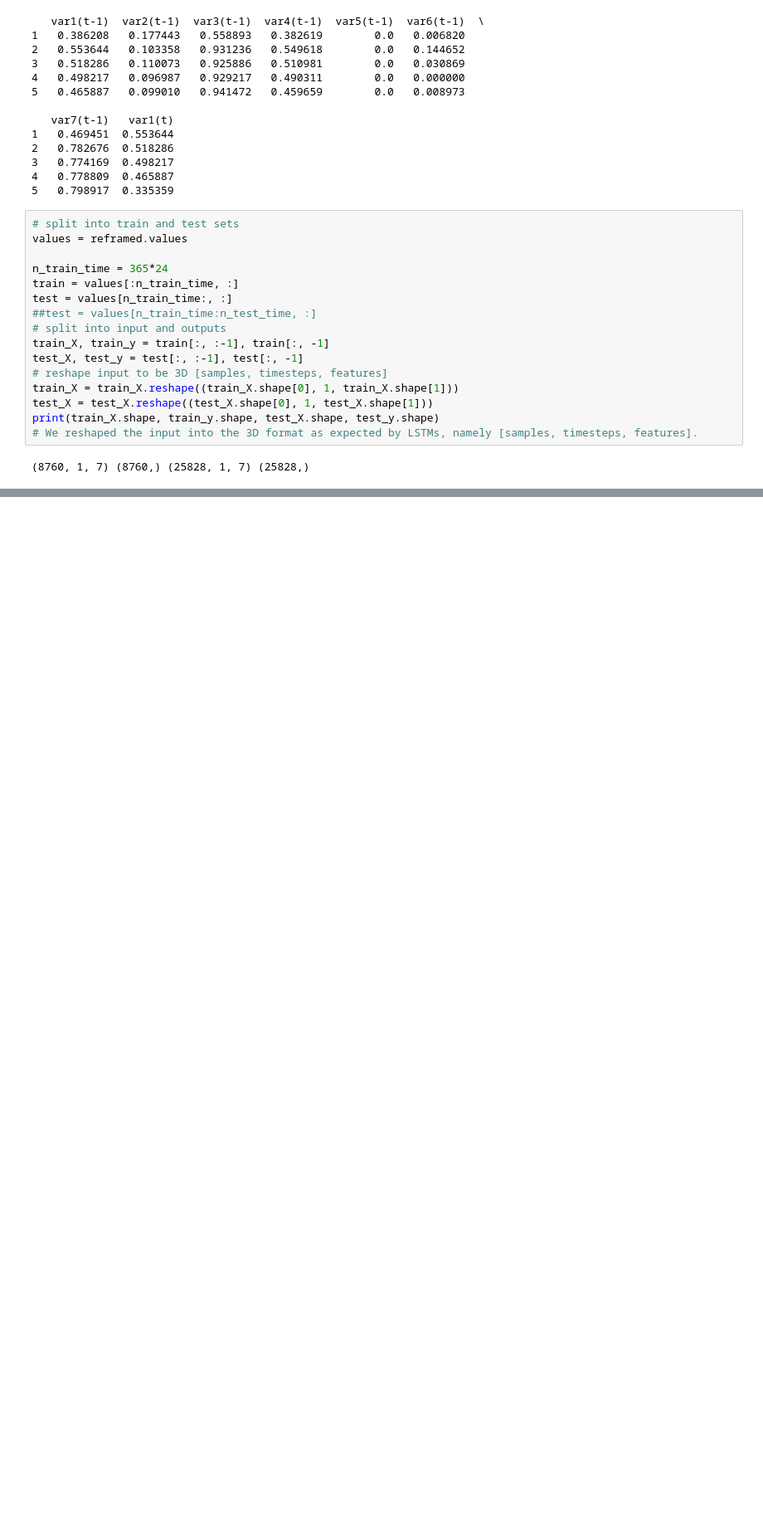
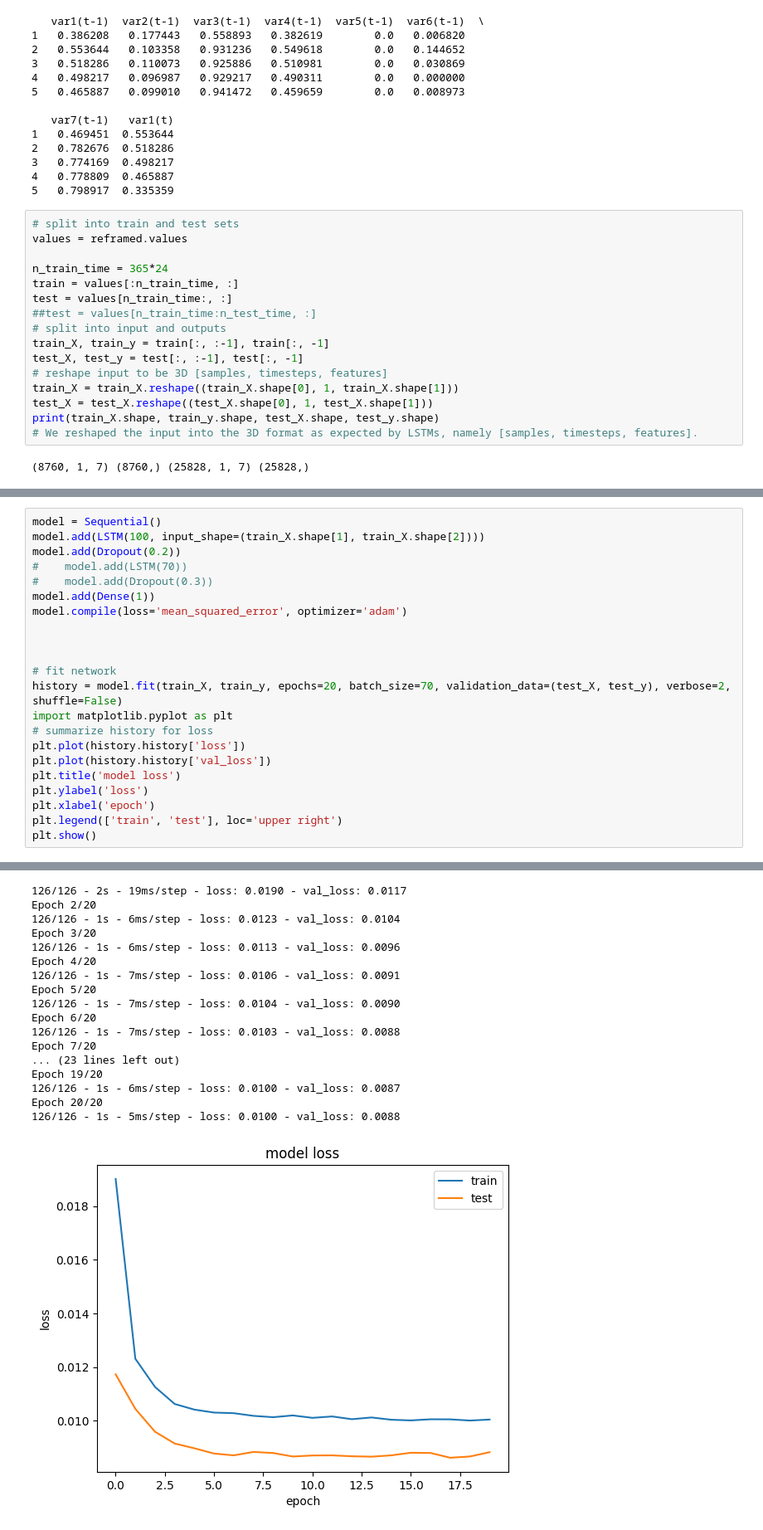
Before and after one commit to imad06/Household-Power-Consumption-Forecasting-Using-Machine-Learning-and-Deep-Learning-Models, a Jupyter notebook: Models/LSTM.ipynb, the cells around one changed output, grey strips where cells are left out. Shown: that part at 83% size. Saved outputs shown, nothing was run; the diff lists cells and outputs as text; blank space fills up the shorter version.

Commit message:
Mise à jour du fichier requirements.txt et du notebook LSTM.ipynb

```diff
--- a/Models/LSTM.ipynb
+++ b/Models/LSTM.ipynb
@@ -124,0 +123,23 @@ ImportError: cannot import name 'np_utils' from 'tensorflow.keras.utils' (c:\Use
+# %%
+model = Sequential()
+model.add(LSTM(100, input_shape=(train_X.shape[1], train_X.shape[2])))
+model.add(Dropout(0.2))
+#    model.add(LSTM(70))
+#    model.add(Dropout(0.3))
+model.add(Dense(1))
+model.compile(loss='mean_squared_error', optimizer='adam')
+
+
+
+# fit network
+history = model.fit(train_X, train_y, epochs=20, batch_size=70, validation_data=(test_X, test_y), verbose=2, shuffle=False)
+import matplotlib.pyplot as plt
+# summarize history for loss
+plt.plot(history.history['loss'])
+plt.plot(history.history['val_loss'])
+plt.title('model loss')
+plt.ylabel('loss')
+plt.xlabel('epoch')
+plt.legend(['train', 'test'], loc='upper right')
+plt.show()
+# %% [output]
@@ -124,0 +147,18 @@ ImportError: cannot import name 'np_utils' from 'tensorflow.keras.utils' (c:\Use
+126/126 - 2s - 19ms/step - loss: 0.0190 - val_loss: 0.0117
+Epoch 2/20
+126/126 - 1s - 6ms/step - loss: 0.0123 - val_loss: 0.0104
+Epoch 3/20
+126/126 - 1s - 6ms/step - loss: 0.0113 - val_loss: 0.0096
+Epoch 4/20
+126/126 - 1s - 7ms/step - loss: 0.0106 - val_loss: 0.0091
+Epoch 5/20
+126/126 - 1s - 7ms/step - loss: 0.0104 - val_loss: 0.0090
+Epoch 6/20
+126/126 - 1s - 7ms/step - loss: 0.0103 - val_loss: 0.0088
+Epoch 7/20
+... (23 lines left out)
+Epoch 19/20
+126/126 - 1s - 6ms/step - loss: 0.0100 - val_loss: 0.0087
+Epoch 20/20
+126/126 - 1s - 5ms/step - loss: 0.0100 - val_loss: 0.0088
+[figure, added]
```
Also changed, not shown: parts of 7 cells of this notebook, 1 other file.
